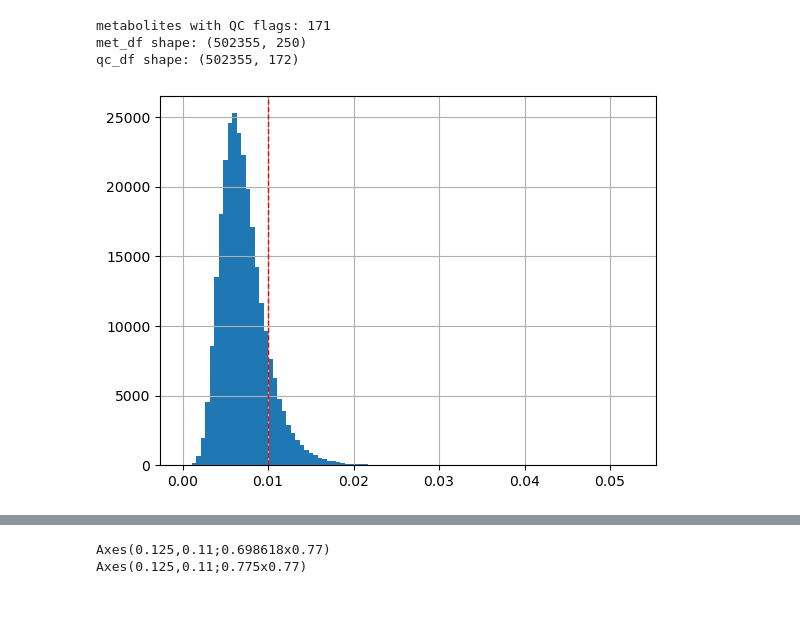
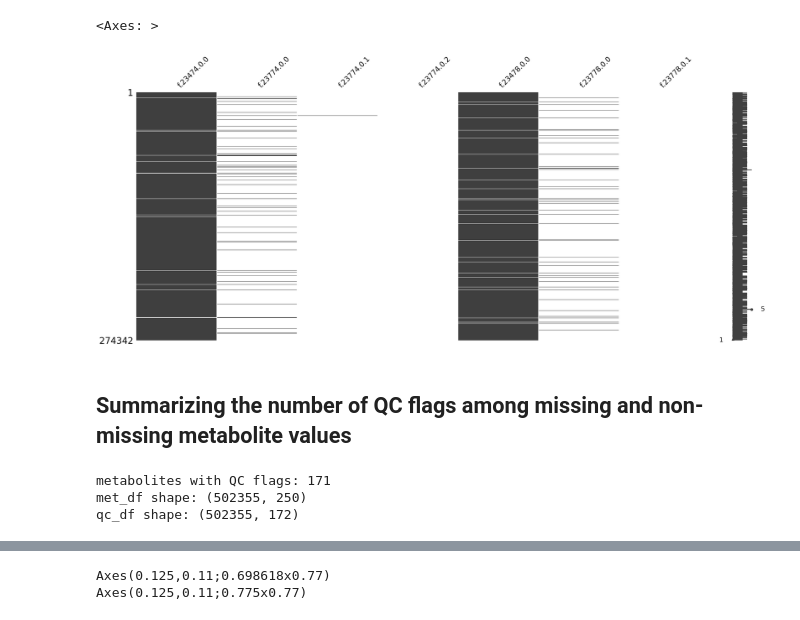
Before and after one commit to AlyaGhina/psoriasis-metabolomics, a Jupyter notebook: 00. qc_check.ipynb, the cells around one changed output, grey strips where cells are left out. Drawn from its saved outputs; the diff is of its cells as text; code cells hidden in the pictures.

Commit message:
adding additional QC check

```diff
--- a/00. qc_check.ipynb
+++ b/00. qc_check.ipynb
@@ -10,2 +57,23 @@ data = pd.read_table(path, compression = "gzip", low_memory = True)
+# %%
+import missingno as msno
+
+# Check the distribution of the additional QC flags
+qc_col_multi = ['f.23474.0.0', # bOHbutyrate metabolic values
+                'f.23774.0.0', # bOHbutyrate QC flags - first input
+                'f.23774.0.1', # bOHbutyrate QC flags - second input
+                'f.23774.0.2', # bOHbutyrate QC flags - third input
+                'f.23478.0.0', # creatinine metabolic values
+                'f.23778.0.0', # creatinine QC flags - first input
+                'f.23778.0.1' # creatinine QC flags - second input
+               ]
+
+qc_multi = data[qc_col_multi].dropna(thresh = 1)
+
+msno.matrix(qc_multi)
+# %% [output]
+<Axes: >
+[figure, added]
+# %% [markdown]
+## Summarizing the number of QC flags among missing and non-missing metabolite values
 # %%
 # Separating metabolomics data and QC flag data
@@ -41,10 +109,3 @@ qc_df = qc_df.rename(columns = {np.nan:'f.eid'})
 # Set participant id as the row index
 met_df = met_df.set_index('f.eid')
 qc_df = qc_df.set_index('f.eid')
-# %%
-# Check distribution (non-missing LoQ flag 86,5%)
-ax = met_df['XL_HDL_TG'].hist(bins=100)
-ax.axvline(x=0.01, color='red', linestyle='dashed', linewidth=1)
-ax.figure.show()
-# %% [output]
-[figure]
```
Also changed, not shown: parts of 27 cells of this notebook.
